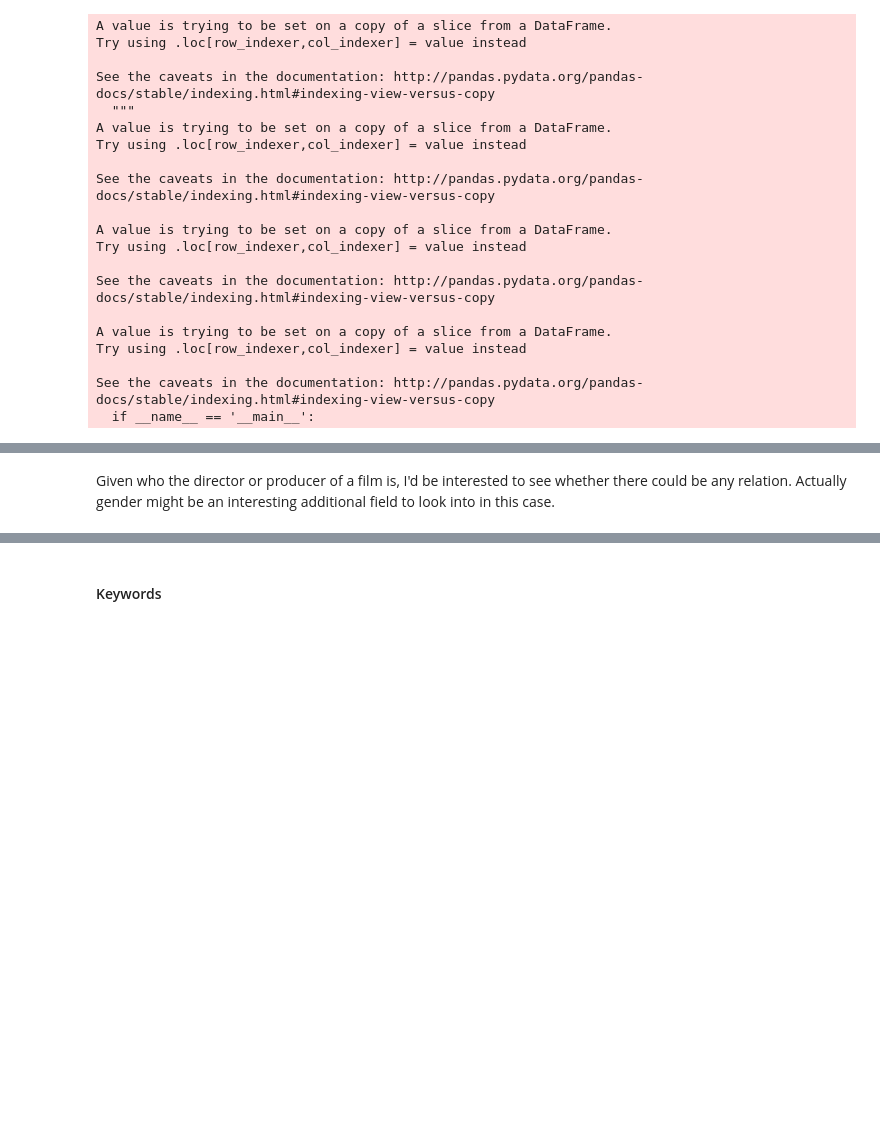
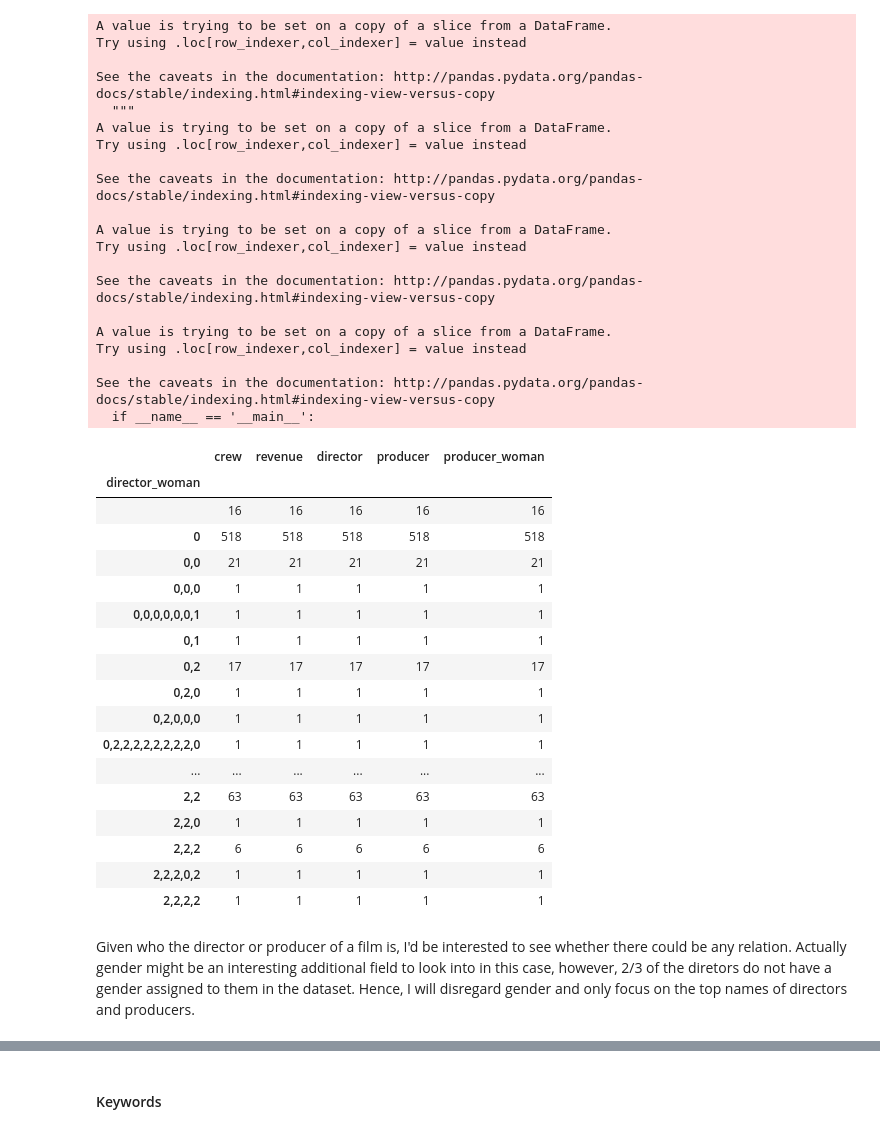
Before and after one commit to julianikulski/tmdb, a Jupyter notebook: tmdb.ipynb, the cells around one changed output, grey strips where cells are left out. Cells and saved outputs as stored; diff of their text form; code cells hidden in the pictures; blank space fills up the shorter version.

```diff
--- a/tmdb.ipynb
+++ b/tmdb.ipynb
@@ -625,6 +625,30 @@ Try using .loc[row_indexer,col_indexer] = value instead
 
 See the caveats in the documentation: http://pandas.pydata.org/pandas-docs/stable/indexing.html#indexing-view-versus-copy
   if __name__ == '__main__':
+# %%
+# Check how many of the directors have a defined gender in the dataset
+train_crew.groupby('director_woman').count()
+# %% [output]
+|  | crew | revenue | director | producer | producer_woman |
+| director_woman |  |  |  |  |  |
+|  | 16 | 16 | 16 | 16 | 16 |
+| 0 | 518 | 518 | 518 | 518 | 518 |
+| 0,0 | 21 | 21 | 21 | 21 | 21 |
+| 0,0,0 | 1 | 1 | 1 | 1 | 1 |
+| 0,0,0,0,0,0,1 | 1 | 1 | 1 | 1 | 1 |
+| 0,1 | 1 | 1 | 1 | 1 | 1 |
+| 0,2 | 17 | 17 | 17 | 17 | 17 |
+| 0,2,0 | 1 | 1 | 1 | 1 | 1 |
+| 0,2,0,0,0 | 1 | 1 | 1 | 1 | 1 |
+| 0,2,2,2,2,2,2,2,2,0 | 1 | 1 | 1 | 1 | 1 |
+| ... | ... | ... | ... | ... | ... |
+| 2,2 | 63 | 63 | 63 | 63 | 63 |
+| 2,2,0 | 1 | 1 | 1 | 1 | 1 |
+| 2,2,2 | 6 | 6 | 6 | 6 | 6 |
+| 2,2,2,0,2 | 1 | 1 | 1 | 1 | 1 |
+| 2,2,2,2 | 1 | 1 | 1 | 1 | 1 |
+# %% [markdown]
+Given who the director or producer of a film is, I'd be interested to see whether there could be any relation. Actually gender might be an interesting additional field to look into in this case, however, 2/3 of the diretors do not have a gender assigned to them in the dataset. Hence, I will disregard gender and only focus on the top names of directors and producers.
 # %%
 train_crew
 # %% [output]
@@ -646,5 +670,3 @@ train_crew
 | 2998 | [{'credit_id': '556f817b925141086... | 171963386 | John Hamburg | Danny DeVito,Michael Shamberg,Sta... | 2 | 2,2,1 |
 | 2999 | [{'credit_id': '5391990d0e0a260fb... | 82087155 | John Singleton | Doug Davison,Roy Lee,Ellen Goldsm... | 2 | 2,2,0,0,0 |
 3000 rows × 6 columns
-# %% [markdown]
-Given who the director or producer of a film is, I'd be interested to see whether there could be any relation. Actually gender might be an interesting additional field to look into in this case.
```
Also changed, not shown: parts of 3 cells of this notebook.
